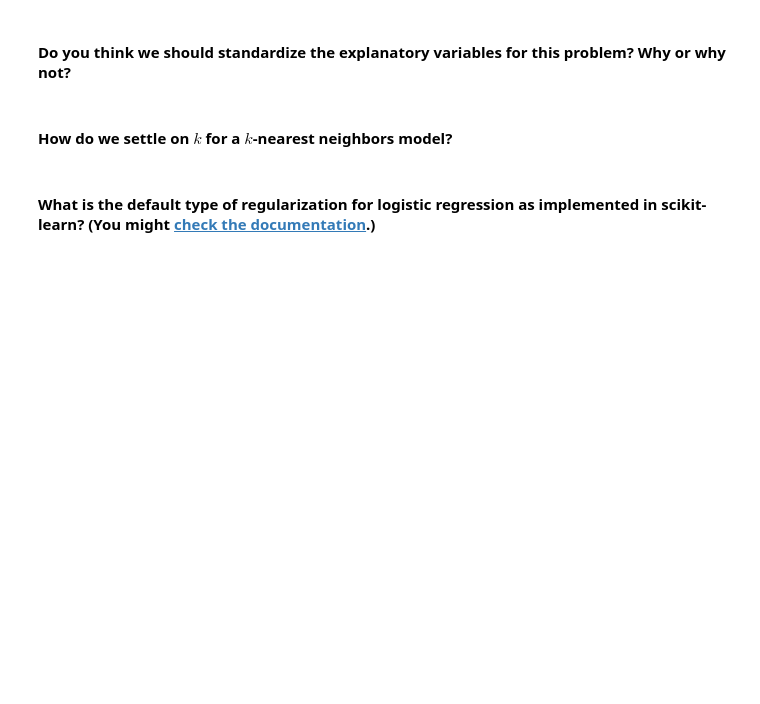
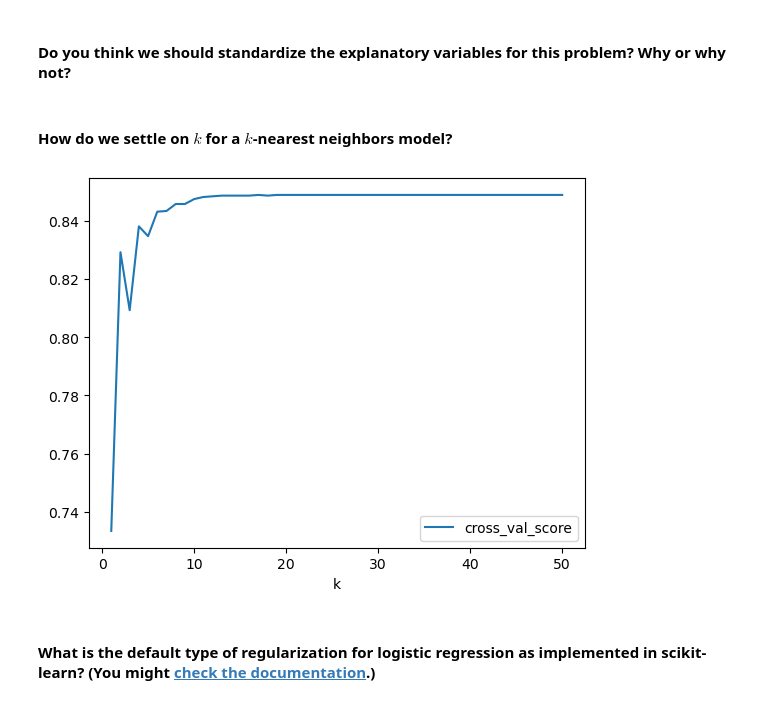
Before and after one commit to iffan20/classification_lab, a Jupyter notebook: starter-code.ipynb, the cells around one changed output. Saved outputs shown, nothing was run; the diff lists cells and outputs as text; code cells hidden in the pictures; blank space fills up the shorter version.

```diff
--- a/starter-code.ipynb
+++ b/starter-code.ipynb
@@ -180,3 +205,18 @@ Answer the following related questions; your answers may be in bullet points.
+# %%
+# And Plot
+ks = range(1,51)
+scores = []
+
+for k in ks:
+    model = KNeighborsClassifier(n_neighbors=k)
+    cv_scores = cross_val_score(model, X, y, cv=5)
+    scores.append([k, cv_scores.mean()])
+
+optimal_k = pd.DataFrame(scores, columns=['k', 'cross_val_score'])
+optimal_k.plot.line(x='k', y='cross_val_score')
+plt.show()
+# %% [output]
+[figure, added]
 # %% [markdown]
 #### What is the default type of regularization for logistic regression as implemented in scikit-learn? (You might [check the documentation](https://scikit-learn.org/stable/modules/generated/sklearn.linear_model.LogisticRegression.html).)
 # %%
```
Also changed, not shown: parts of 16 cells of this notebook.
